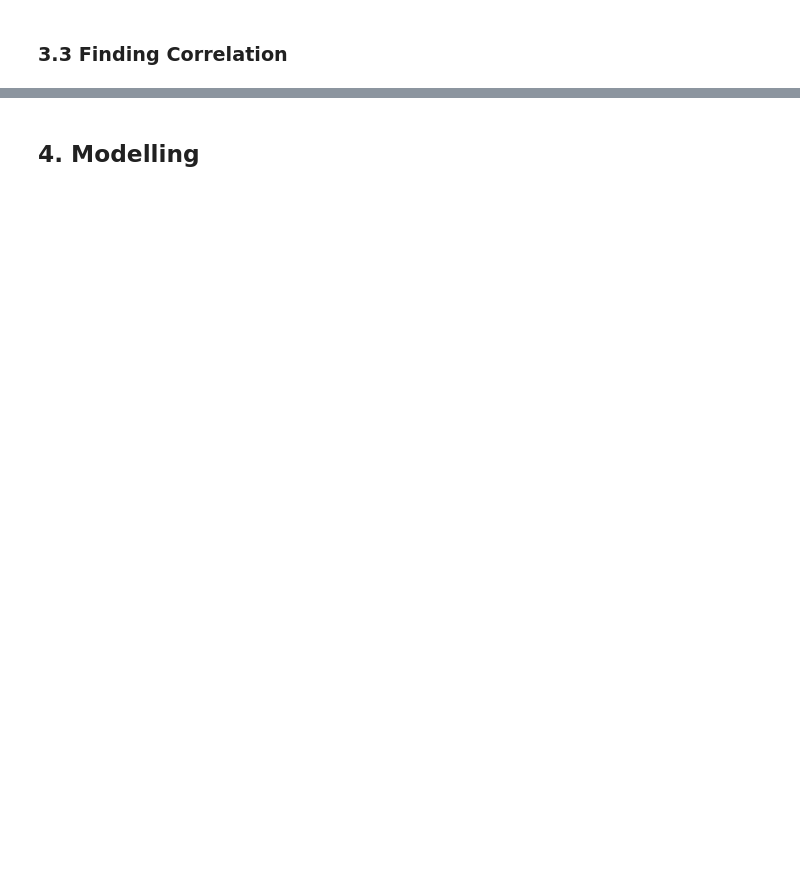
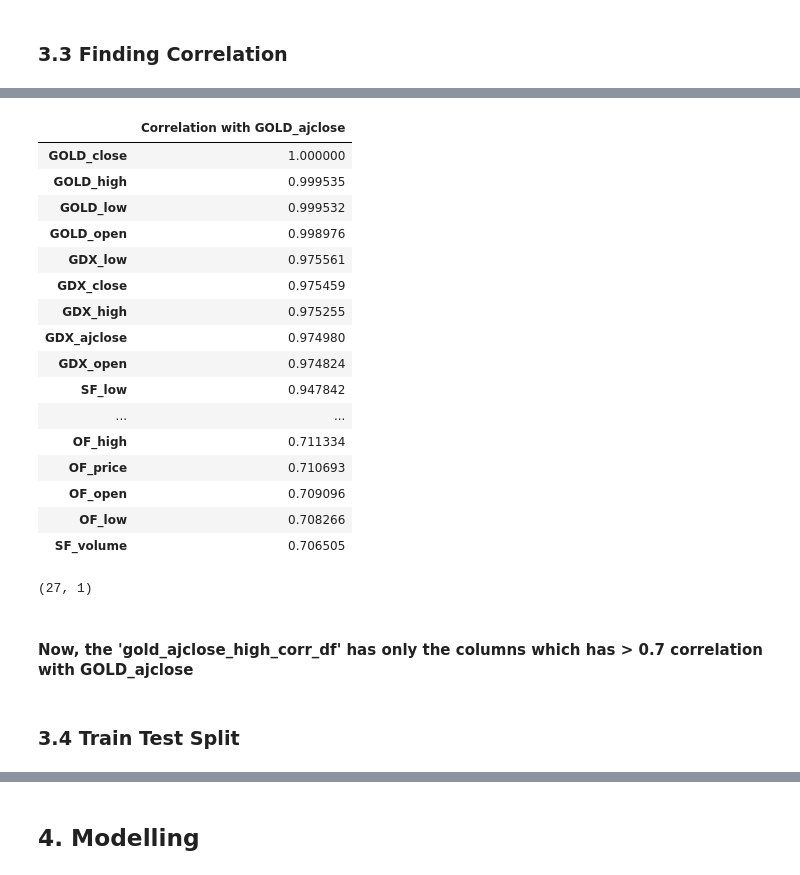
Before and after one commit to WickeyC/ds-assignment, a Jupyter notebook: Gold Prediction.ipynb, the cells around one changed output, grey strips where cells are left out. Saved outputs shown, nothing was run; the diff lists cells and outputs as text; code cells hidden in the pictures; blank space fills up the shorter version.

```diff
--- a/Gold Prediction.ipynb
+++ b/Gold Prediction.ipynb
@@ -56,2 +75,30 @@ plt.show()
 # %%
-gold_ajclose_corr_df[gold_ajclose_corr_df['Corr_GOLD_ajclose'] > 0.7]
+gold_ajclose_high_corr_df = gold_ajclose_corr_df[gold_ajclose_corr_df['Correlation with GOLD_ajclose'] > 0.7]
+
+gold_ajclose_high_corr_df
+# %% [output]
+|  | Correlation with GOLD_ajclose |
+| GOLD_close | 1.000000 |
+| GOLD_high | 0.999535 |
+| GOLD_low | 0.999532 |
+| GOLD_open | 0.998976 |
+| GDX_low | 0.975561 |
+| GDX_close | 0.975459 |
+| GDX_high | 0.975255 |
+| GDX_ajclose | 0.974980 |
+| GDX_open | 0.974824 |
+| SF_low | 0.947842 |
+| ... | ... |
+| OF_high | 0.711334 |
+| OF_price | 0.710693 |
+| OF_open | 0.709096 |
+| OF_low | 0.708266 |
+| SF_volume | 0.706505 |
+# %%
+gold_ajclose_high_corr_df.shape
+# %% [output]
+(27, 1)
+# %% [markdown]
+#### Now, the 'gold_ajclose_high_corr_df' has only the columns which has > 0.7 correlation with GOLD_ajclose
+# %% [markdown]
+### 3.4 Train Test Split
```
Also changed, not shown: parts of 21 cells of this notebook, 4 other files.
